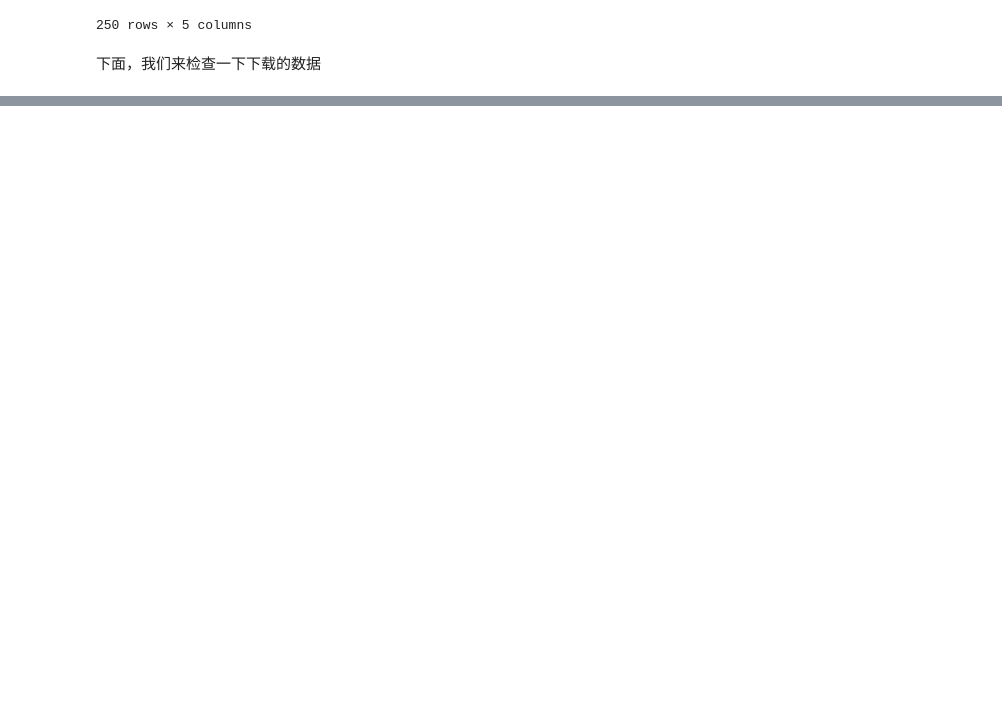
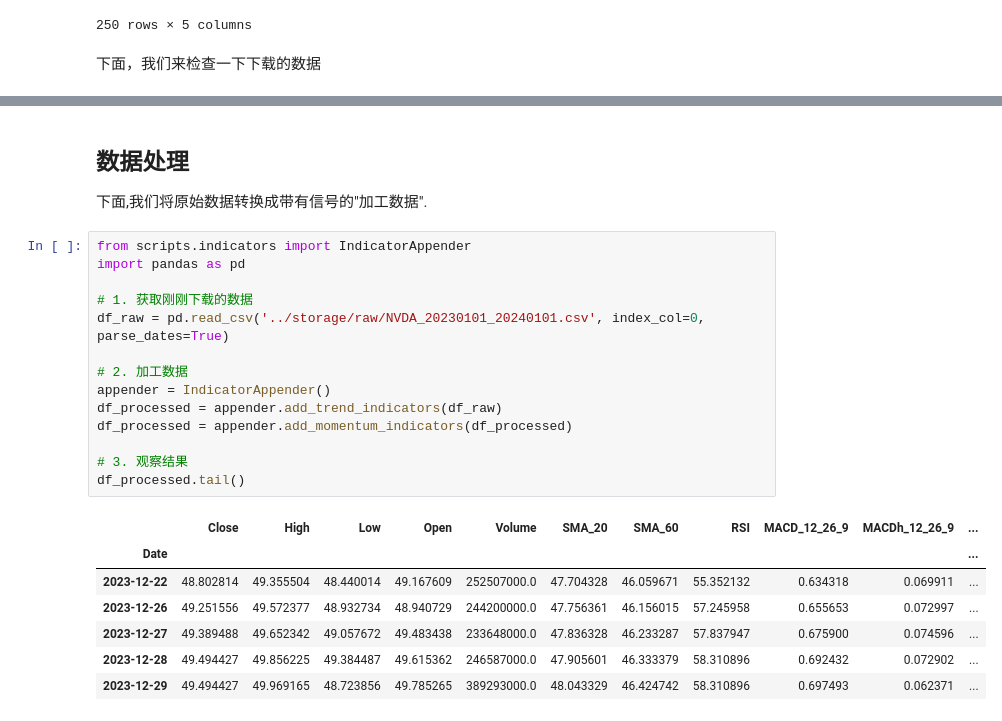
Before and after one commit to LUNARKN1GHT/My-Quant-Project, a Jupyter notebook: notebooks/01_data_explore.ipynb, the cells around one changed output, grey strips where cells are left out. Drawn from its saved outputs; the diff is of its cells as text; blank space fills up the shorter version.

```diff
--- a/notebooks/01_data_explore.ipynb
+++ b/notebooks/01_data_explore.ipynb
@@ -60,2 +53,28 @@ Volume  NVDA      0
 dtype: int64
 重复行数: 0
+# %% [markdown]
+## 数据处理
+
+下面,我们将原始数据转换成带有信号的"加工数据".
+# %%
+from scripts.indicators import IndicatorAppender
+import pandas as pd
+
+# 1. 获取刚刚下载的数据
+df_raw = pd.read_csv('../storage/raw/NVDA_20230101_20240101.csv', index_col=0, parse_dates=True)
+
+# 2. 加工数据
+appender = IndicatorAppender()
+df_processed = appender.add_trend_indicators(df_raw)
+df_processed = appender.add_momentum_indicators(df_processed)
+
+# 3. 观察结果
+df_processed.tail()
+# %% [output]
+|  | Close | High | Low | Open | Volume | SMA_20 | SMA_60 | RSI | MACD_12_26_9 | MACDh_12_26_9 | ... |
+| Date |  |  |  |  |  |  |  |  |  |  | ... |
+| 2023-12-22 | 48.802814 | 49.355504 | 48.440014 | 49.167609 | 252507000.0 | 47.704328 | 46.059671 | 55.352132 | 0.634318 | 0.069911 | ... |
+| 2023-12-26 | 49.251556 | 49.572377 | 48.932734 | 48.940729 | 244200000.0 | 47.756361 | 46.156015 | 57.245958 | 0.655653 | 0.072997 | ... |
+| 2023-12-27 | 49.389488 | 49.652342 | 49.057672 | 49.483438 | 233648000.0 | 47.836328 | 46.233287 | 57.837947 | 0.675900 | 0.074596 | ... |
+| 2023-12-28 | 49.494427 | 49.856225 | 49.384487 | 49.615362 | 246587000.0 | 47.905601 | 46.333379 | 58.310896 | 0.692432 | 0.072902 | ... |
+| 2023-12-29 | 49.494427 | 49.969165 | 48.723856 | 49.785265 | 389293000.0 | 48.043329 | 46.424742 | 58.310896 | 0.697493 | 0.062371 | ... |
```
Also changed, not shown: parts of 8 cells of this notebook.
